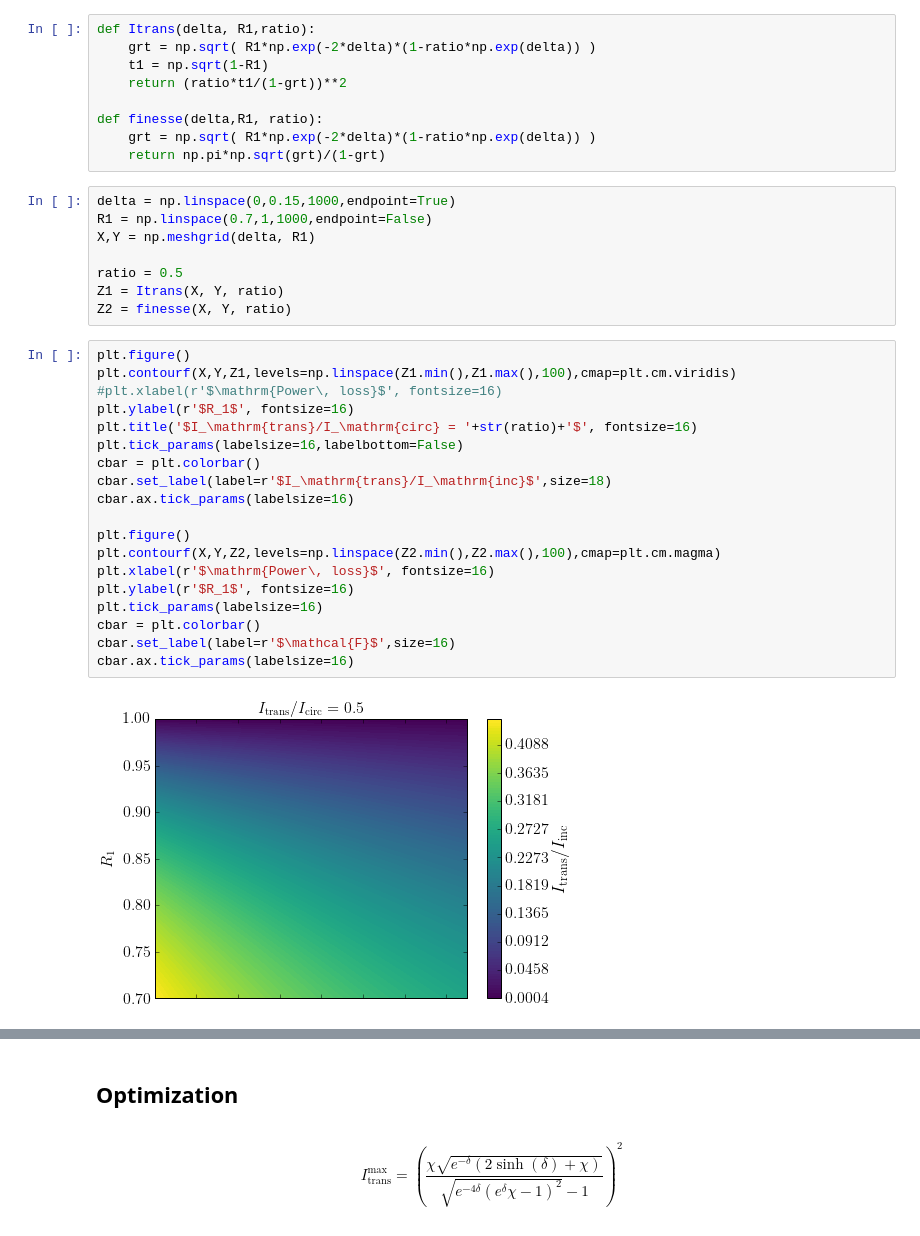
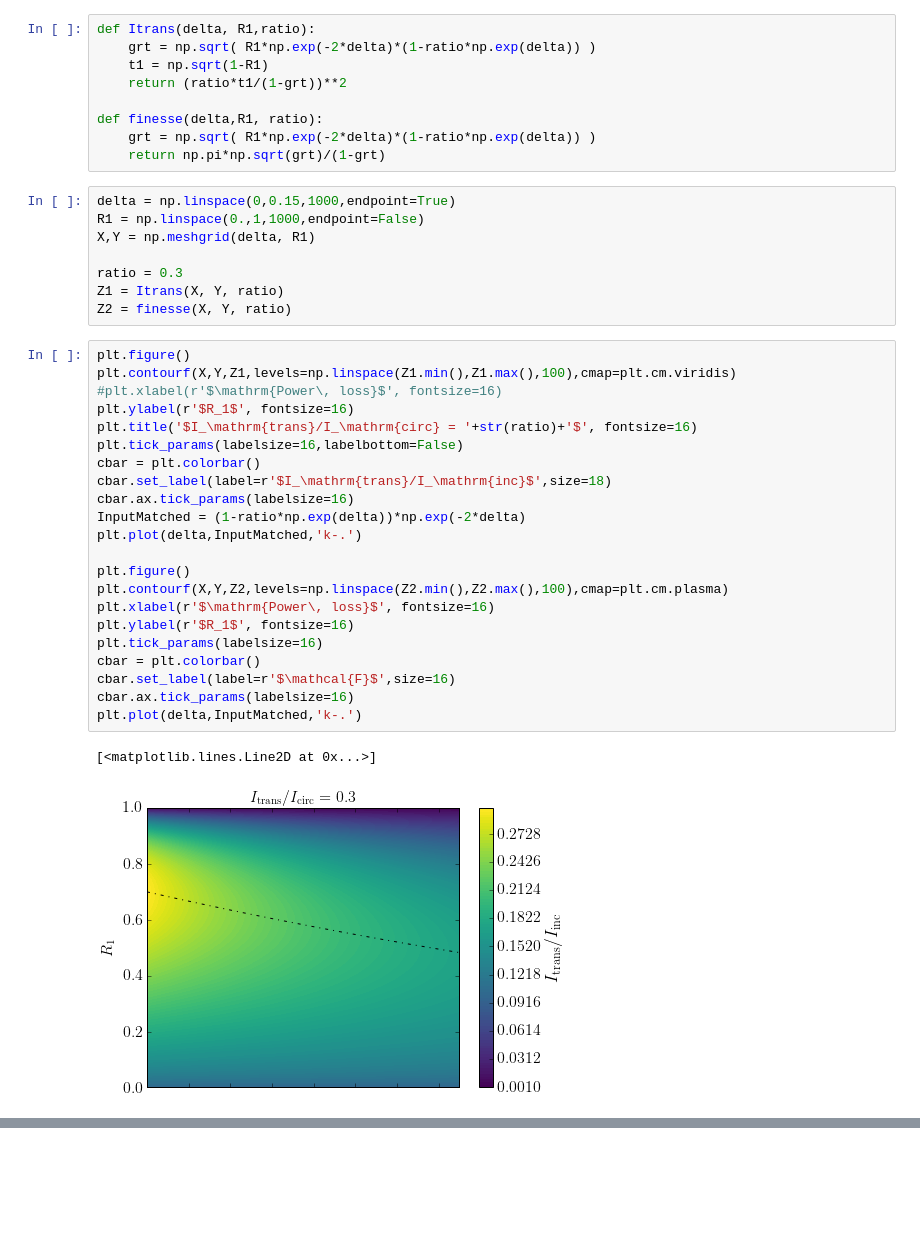
Before and after one commit to sduquemesa/CavityWeizmann, a Jupyter notebook: ramanEIT.ipynb, the cells around one changed output, grey strips where cells are left out. Saved outputs shown, nothing was run; the diff lists cells and outputs as text; blank space fills up the shorter version.

```diff
--- a/ramanEIT.ipynb
+++ b/ramanEIT.ipynb
@@ -499,30 +499,34 @@ def finesse(delta,R1, ratio):
     return np.pi*np.sqrt(grt)/(1-grt)
 # %%
 delta = np.linspace(0,0.15,1000,endpoint=True)
-R1 = np.linspace(0.7,1,1000,endpoint=False)
+R1 = np.linspace(0.,1,1000,endpoint=False)
 X,Y = np.meshgrid(delta, R1)
 
-ratio = 0.5
+ratio = 0.3
 Z1 = Itrans(X, Y, ratio)
 Z2 = finesse(X, Y, ratio)
 # %%
 plt.figure()
 plt.contourf(X,Y,Z1,levels=np.linspace(Z1.min(),Z1.max(),100),cmap=plt.cm.viridis)
 #plt.xlabel(r'$\mathrm{Power\, loss}$', fontsize=16)
 plt.ylabel(r'$R_1$', fontsize=16)
 plt.title('$I_\mathrm{trans}/I_\mathrm{circ} = '+str(ratio)+'$', fontsize=16)
 plt.tick_params(labelsize=16,labelbottom=False)
 cbar = plt.colorbar()
 cbar.set_label(label=r'$I_\mathrm{trans}/I_\mathrm{inc}$',size=18)
 cbar.ax.tick_params(labelsize=16)
+InputMatched = (1-ratio*np.exp(delta))*np.exp(-2*delta)
+plt.plot(delta,InputMatched,'k-.')
 
 plt.figure()
-plt.contourf(X,Y,Z2,levels=np.linspace(Z2.min(),Z2.max(),100),cmap=plt.cm.magma)
+plt.contourf(X,Y,Z2,levels=np.linspace(Z2.min(),Z2.max(),100),cmap=plt.cm.plasma)
 plt.xlabel(r'$\mathrm{Power\, loss}$', fontsize=16)
 plt.ylabel(r'$R_1$', fontsize=16)
 plt.tick_params(labelsize=16)
 cbar = plt.colorbar()
 cbar.set_label(label=r'$\mathcal{F}$',size=16)
 cbar.ax.tick_params(labelsize=16)
+plt.plot(delta,InputMatched,'k-.')
 # %% [output]
+[<matplotlib.lines.Line2D at 0x...>]
-[figure, old version]
+[figure, new version]
@@ -530,6 +533,0 @@ cbar.ax.tick_params(labelsize=16)
-# %% [markdown]
-## Optimization
-# %% [markdown]
-$$
-I_\mathrm{trans}^\mathrm{max}=\left(\frac{\chi  \sqrt{e^{-\delta } (2 \sinh (\delta )+\chi )}}{\sqrt{e^{-4 \delta } \left(e^{\delta } \chi -1\right)^2}-1}\right)^2
-$$
```
Also changed, not shown: parts of 4 cells of this notebook.
